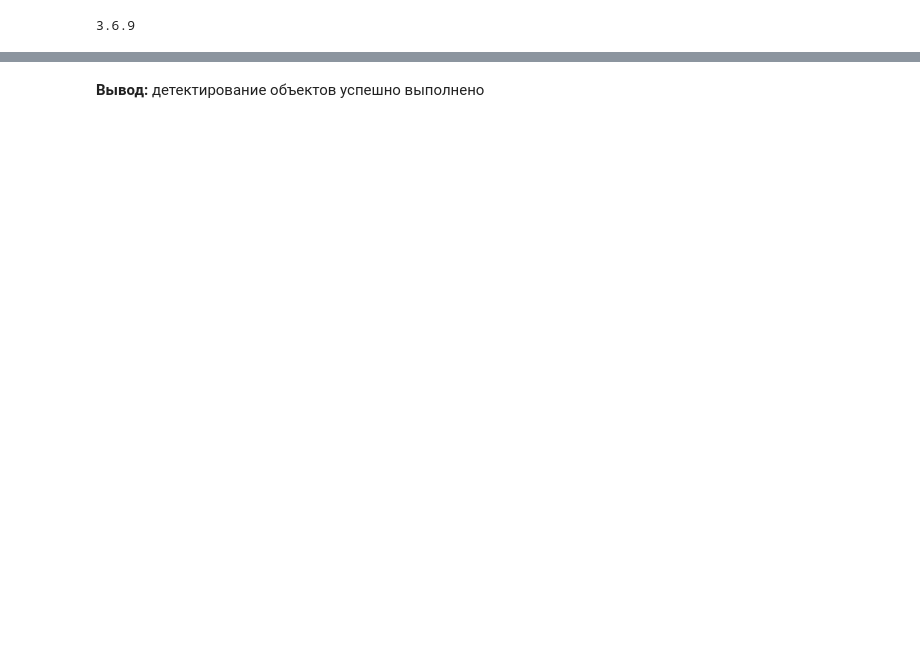
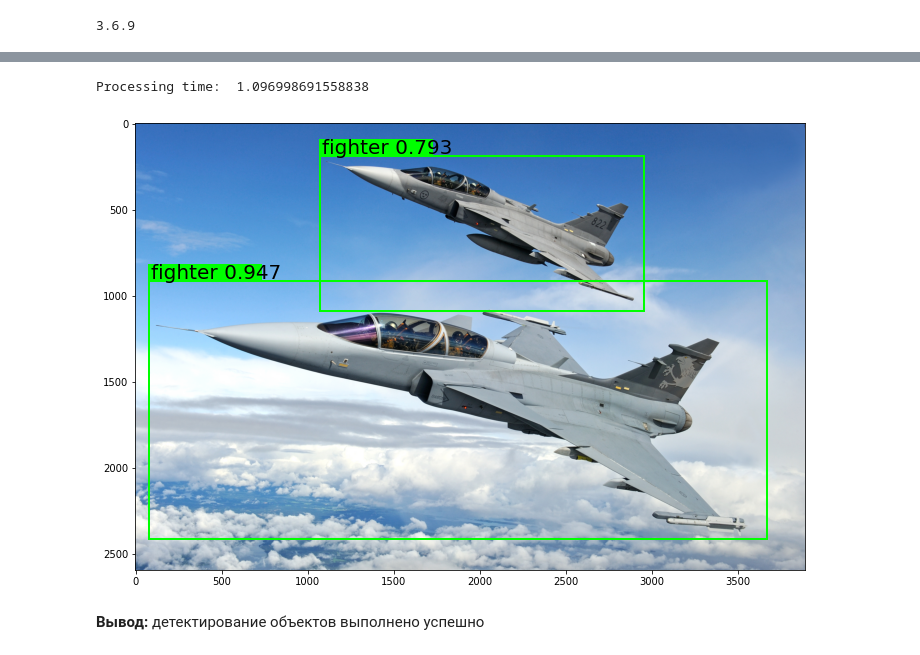
Before and after one commit to studentotlichnik/Deep-learning-in-computer-vision, a Jupyter notebook: Homework_5/Homework_5_1.ipynb, the cells around one changed output, grey strips where cells are left out. Drawn from its saved outputs; the diff is of its cells as text; code cells hidden in the pictures; blank space fills up the shorter version.

```diff
--- a/Homework_5/Homework_5_1.ipynb
+++ b/Homework_5/Homework_5_1.ipynb
@@ -175,2 +293,9 @@ draw_predictions(image, predictions)
+# %%
+image = imageio.imread('my_data/test5.jpg')
+predictions = detect_objects(image)
+draw_predictions(image, predictions)
+# %% [output]
+Processing time:  1.096998691558838
+[figure, added]
 # %% [markdown]
-**Вывод:** детектирование объектов успешно выполнено
+**Вывод:** детектирование объектов выполнено успешно
```
Also changed, not shown: parts of 29 cells of this notebook.
